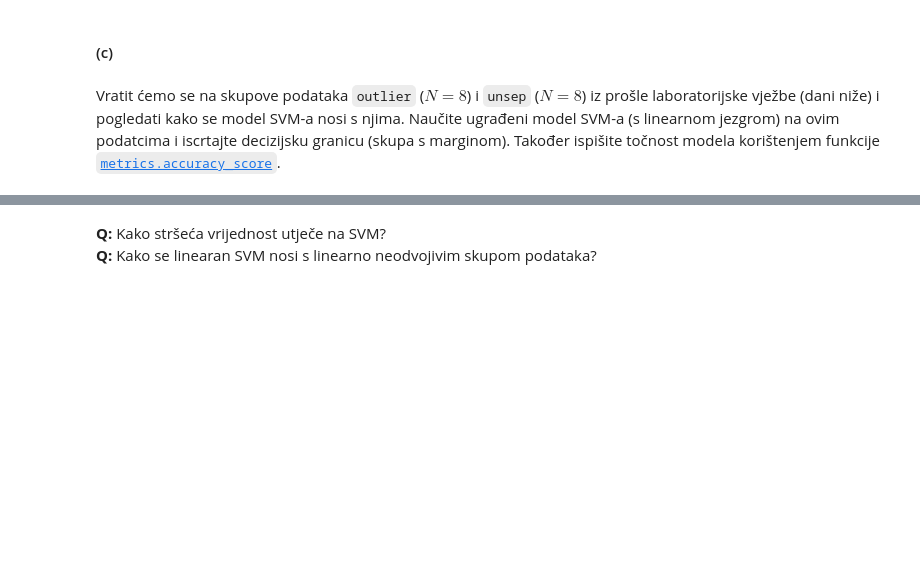
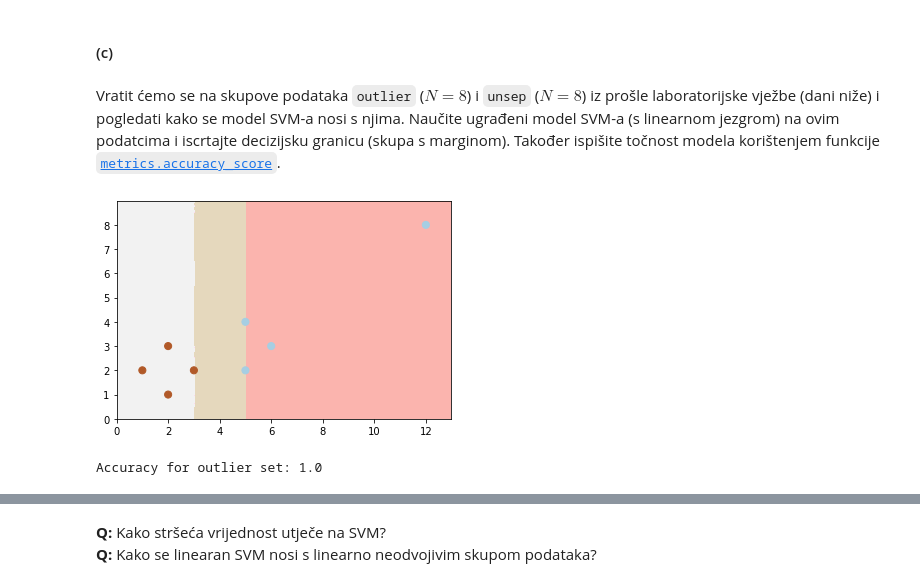
Before and after one commit to mislavivancic/machine-learning-homeworks, a Jupyter notebook: Lab3/SU-2019-LAB03-SVM-i-kNN.ipynb, the cells around one changed output, grey strips where cells are left out. Saved outputs shown, nothing was run; the diff lists cells and outputs as text; code cells hidden in the pictures; blank space fills up the shorter version.

```diff
--- a/Lab3/SU-2019-LAB03-SVM-i-kNN.ipynb
+++ b/Lab3/SU-2019-LAB03-SVM-i-kNN.ipynb
@@ -76,0 +140,11 @@ unsep_y = np.append(seven_y, -1)
+# %%
+# Vaš kôd ovdje
+clf = SVC(kernel='linear')
+clf.fit(outlier_X,outlier_y)
+
+mlutils.plot_2d_svc_problem(outlier_X,outlier_y,clf)
+plt.show()
+print("Accuracy for outlier set:",accuracy_score(outlier_y,clf.predict(outlier_X)))
+# %% [output]
+[figure, added]
+Accuracy for outlier set: 1.0
```
Also changed, not shown: parts of 38 cells of this notebook, 2 other files.
